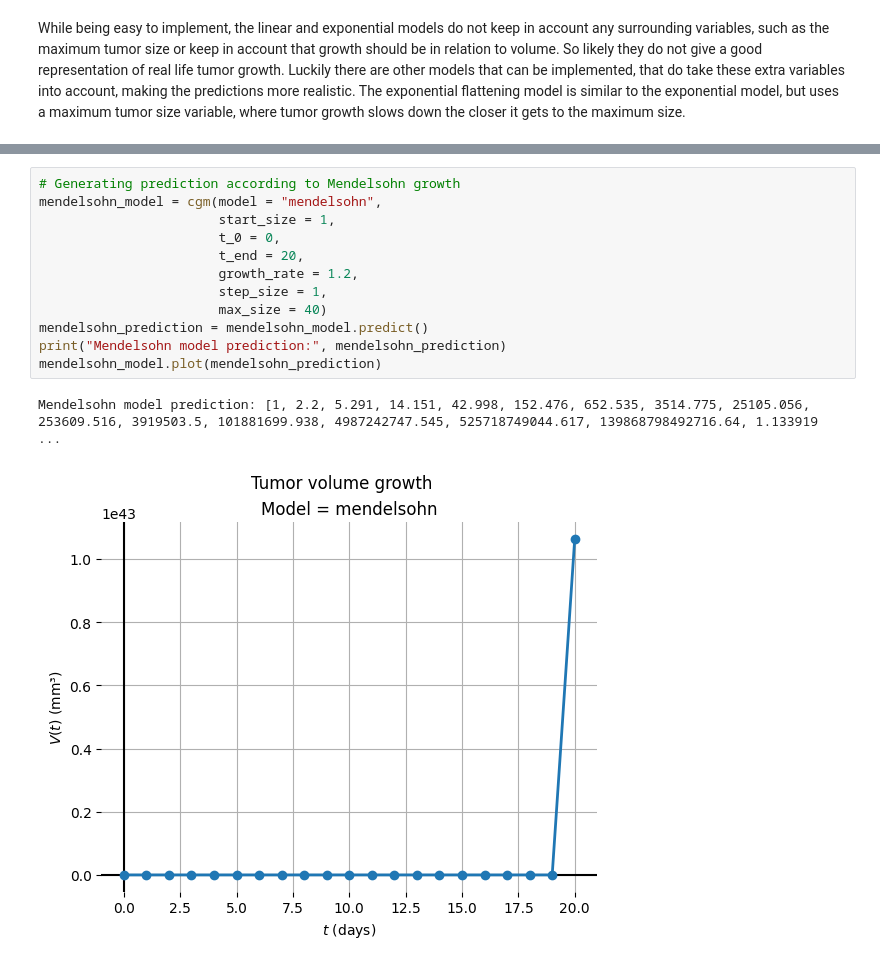
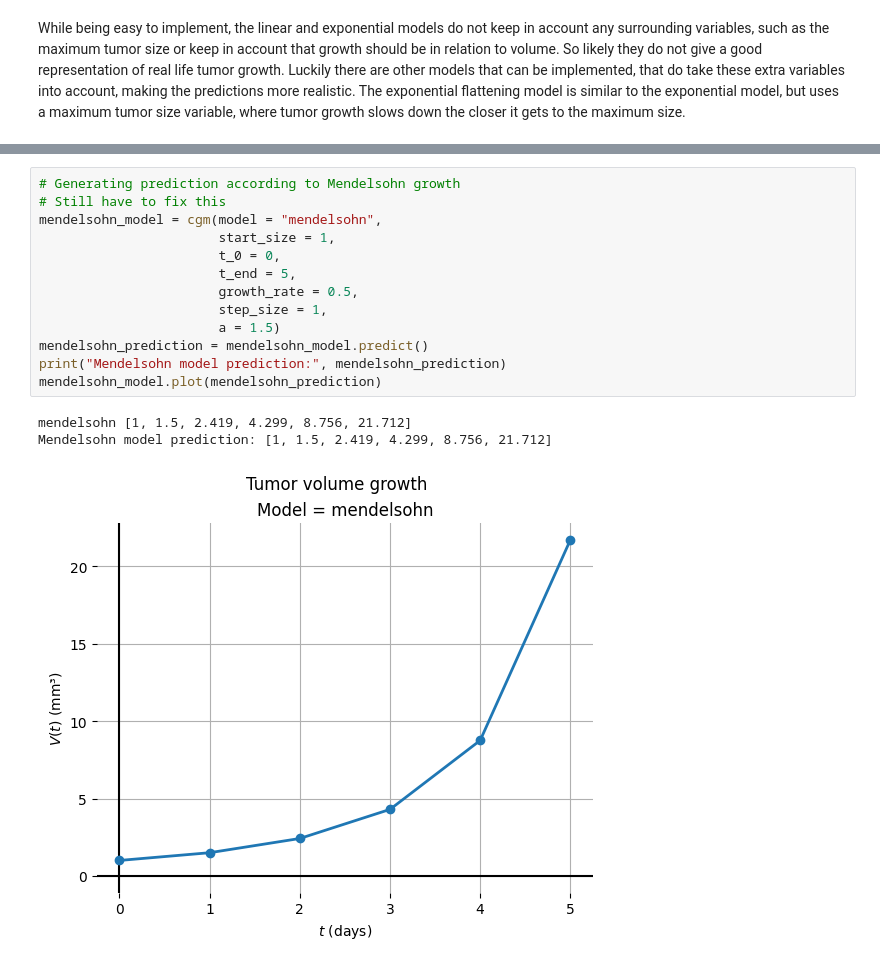
Before and after one commit to YamilaTimmer/dynamic-modelling-of-cancer, a Jupyter notebook: SimulatingCancerGrowth.ipynb, the cells around one changed output, grey strips where cells are left out. Drawn from its saved outputs; the diff is of its cells as text.

Commit message:
added all models

```diff
--- a/SimulatingCancerGrowth.ipynb
+++ b/SimulatingCancerGrowth.ipynb
@@ -79,16 +82,18 @@ Allee model prediction: [10, 14.5, 21.767, 30.939, 37.99, 39.979, 40.001, 40.0,
 [figure]
 # %%
 # Generating prediction according to Mendelsohn growth
+# Still have to fix this
 mendelsohn_model = cgm(model = "mendelsohn",
                        start_size = 1,
                        t_0 = 0,
-                       t_end = 20,
-                       growth_rate = 1.2,
+                       t_end = 5,
+                       growth_rate = 0.5,
                        step_size = 1,
-                       max_size = 40)
+                       a = 1.5)
 mendelsohn_prediction = mendelsohn_model.predict()
 print("Mendelsohn model prediction:", mendelsohn_prediction)
 mendelsohn_model.plot(mendelsohn_prediction)
 # %% [output]
-Mendelsohn model prediction: [1, 2.2, 5.291, 14.151, 42.998, 152.476, 652.535, 3514.775, 25105.056, 253609.516, 3919503.5, 101881699.938, 4987242747.545, 525718749044.617, 139868798492716.64, 1.133919 ...
+mendelsohn [1, 1.5, 2.419, 4.299, 8.756, 21.712]
+Mendelsohn model prediction: [1, 1.5, 2.419, 4.299, 8.756, 21.712]
-[figure, old version]
+[figure, new version]
```
Also changed, not shown: parts of 8 cells of this notebook, 1 other file.
